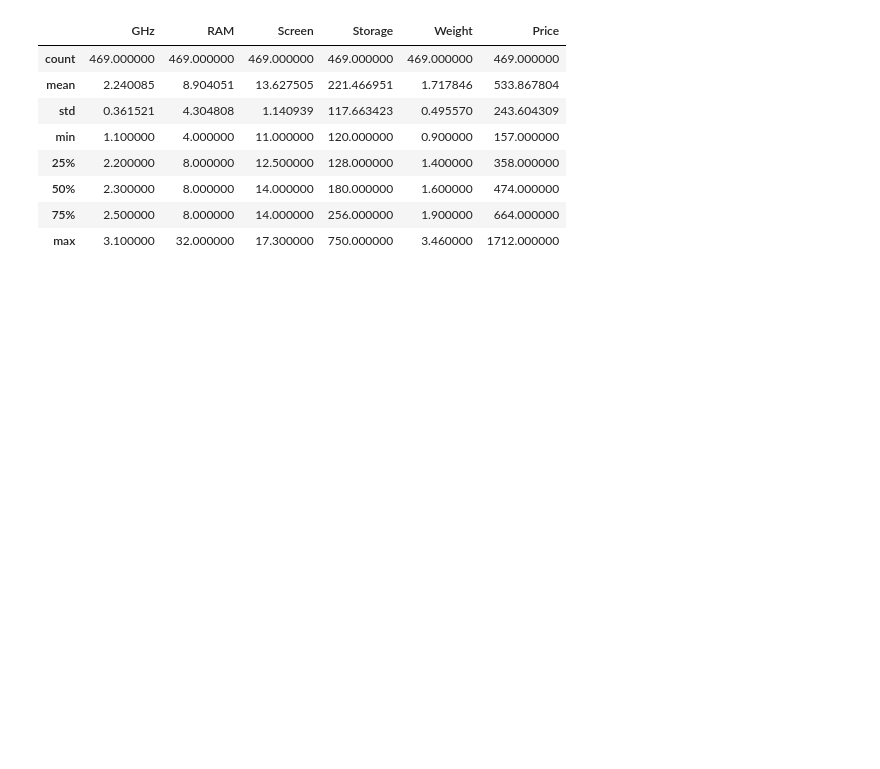
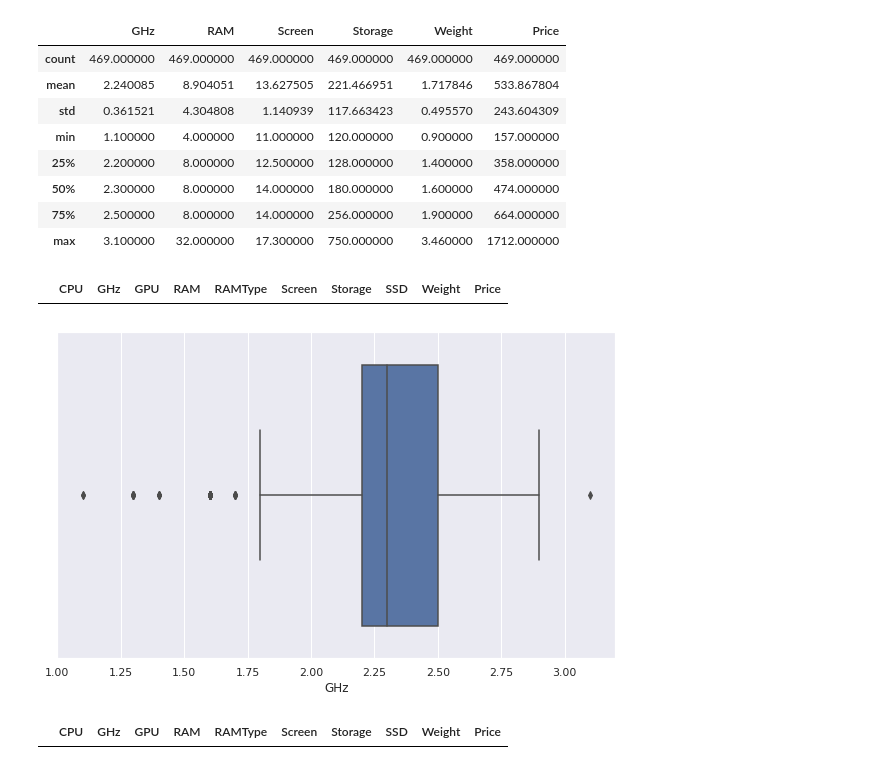
Before and after one commit to danielAdama/laptop-price-prediction, a Jupyter notebook: src/LaptopPriceTrainer/LaptopDataPreparation.ipynb, the cells around one changed output. Cells and saved outputs as stored; diff of their text form; code cells hidden in the pictures; blank space fills up the shorter version.

Commit message:
Try to detect Outlier

```diff
--- a/src/LaptopPriceTrainer/LaptopDataPreparation.ipynb
+++ b/src/LaptopPriceTrainer/LaptopDataPreparation.ipynb
@@ -151,3 +151,17 @@ data.describe()
 | 50% | 2.300000 | 8.000000 | 14.000000 | 180.000000 | 1.600000 | 474.000000 |
 | 75% | 2.500000 | 8.000000 | 14.000000 | 256.000000 | 1.900000 | 664.000000 |
 | max | 3.100000 | 32.000000 | 17.300000 | 750.000000 | 3.460000 | 1712.000000 |
+# %%
+detect_outliers(data, 'GHz', remove_outlier=False)
+# %% [output]
+|  | CPU | GHz | GPU | RAM | RAMType | Screen | Storage | SSD | Weight | Price |
+# %%
+plt.figure(figsize = (10, 6))
+sns.boxplot(data.GHz)
+plt.show()
+# %% [output]
+[figure, added]
+# %%
+detect_outliers(data, 'RAM', remove_outlier=False)
+# %% [output]
+|  | CPU | GHz | GPU | RAM | RAMType | Screen | Storage | SSD | Weight | Price |
```
Also changed, not shown: parts of 8 cells of this notebook.
